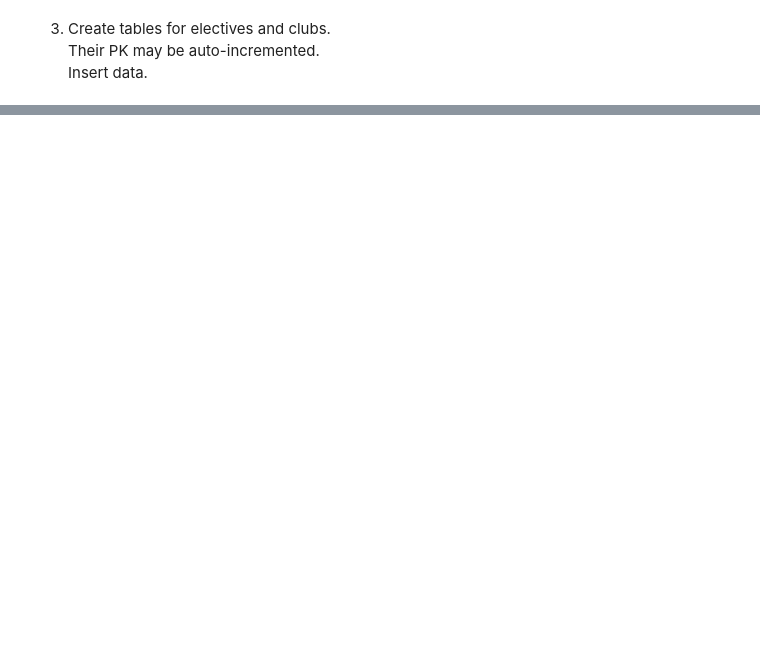
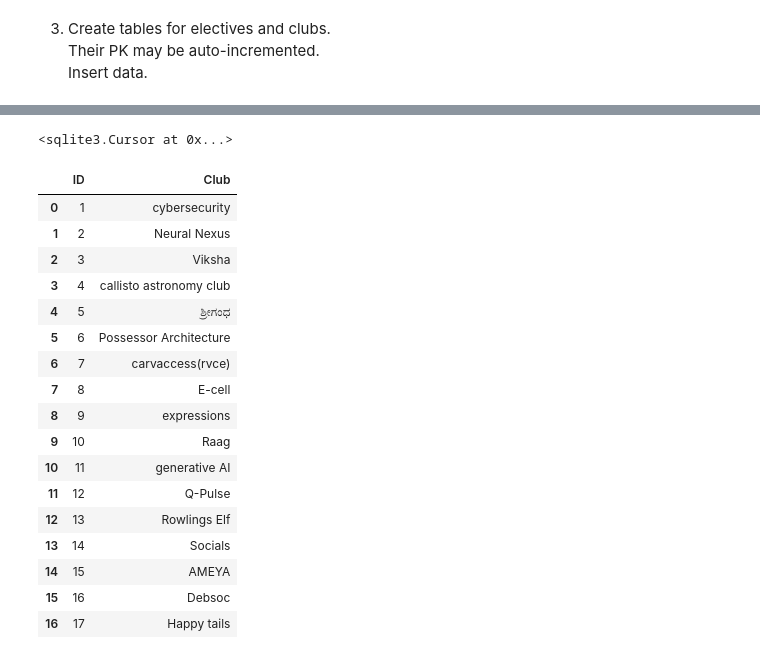
Before and after one commit to reethu039/DBMS, a Jupyter notebook: 0501_lab_reethurgt.ipynb, the cells around one changed output, grey strips where cells are left out. Saved outputs shown, nothing was run; the diff lists cells and outputs as text; code cells hidden in the pictures; blank space fills up the shorter version.

```diff
--- a/0501_lab_reethurgt.ipynb
+++ b/0501_lab_reethurgt.ipynb
@@ -216,0 +444,25 @@ pd.read_sql("SELECT Name,Section,state_id FROM Students_temp LIMIT 10", con)
+# %%
+con.executemany("INSERT INTO Master_Club(ID, Club) VALUES(?,?)",club)
+# %% [output]
+<sqlite3.Cursor at 0x...>
+# %%
+pd.read_sql("SELECT * FROM Master_Club",con)
+# %% [output]
+|  | ID | Club |
+| 0 | 1 | cybersecurity |
+| 1 | 2 | Neural Nexus |
+| 2 | 3 | Viksha |
+| 3 | 4 | callisto astronomy club |
+| 4 | 5 | ಶ್ರೀಗಂಧ |
+| 5 | 6 | Possessor Architecture |
+| 6 | 7 | carvaccess(rvce) |
+| 7 | 8 | E-cell |
+| 8 | 9 | expressions |
+| 9 | 10 | Raag |
+| 10 | 11 | generative AI |
+| 11 | 12 | Q-Pulse |
+| 12 | 13 | Rowlings Elf |
+| 13 | 14 | Socials |
+| 14 | 15 | AMEYA |
+| 15 | 16 | Debsoc |
+| 16 | 17 | Happy tails |
```
Also changed, not shown: parts of 31 cells of this notebook, 1 other file.
